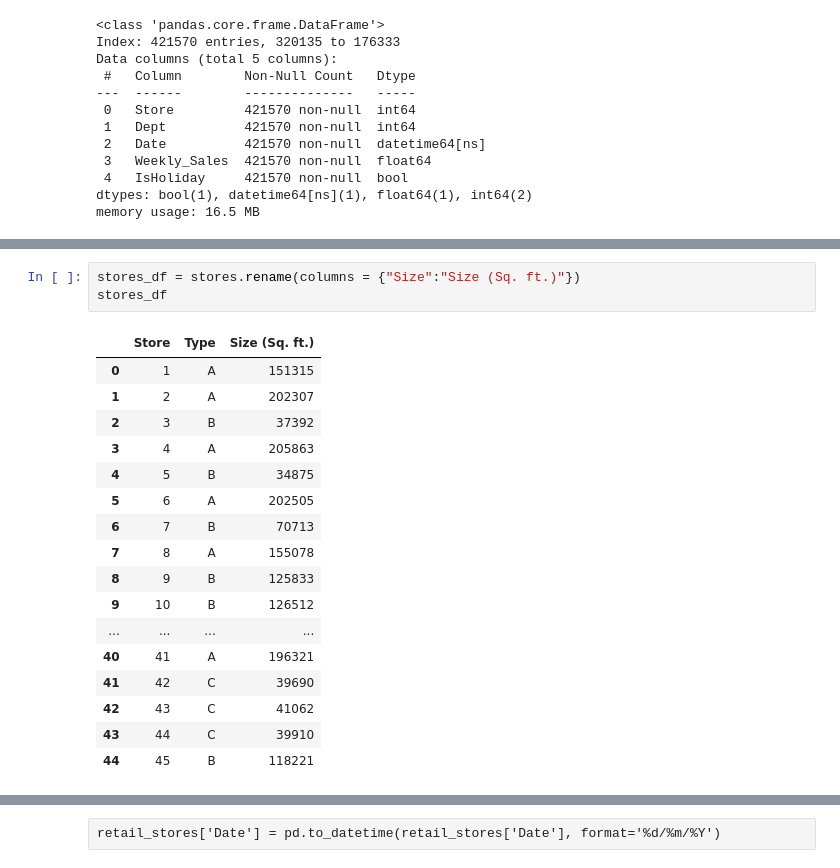
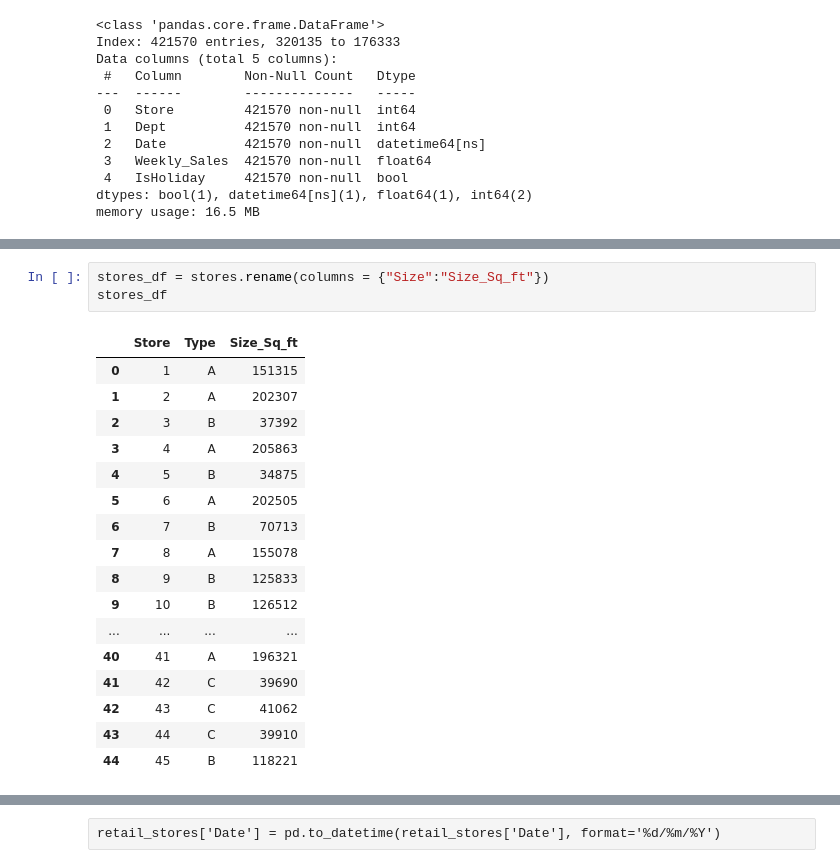
Before and after one commit to MM24J/Retail-Sales-Analysis, a Jupyter notebook: Notebook.ipynb, the cells around one changed output, grey strips where cells are left out. Drawn from its saved outputs; the diff is of its cells as text.

```diff
--- a/Notebook.ipynb
+++ b/Notebook.ipynb
@@ -202,10 +202,10 @@ sales_df.tail(10)
 | 319383 | 33 | 90 | 2012-12-10 | 28873.10 | False |
 | 176333 | 18 | 91 | 2012-12-10 | 26275.85 | False |
 # %%
-stores_df = stores.rename(columns = {"Size":"Size (Sq. ft.)"})
+stores_df = stores.rename(columns = {"Size":"Size_Sq_ft"})
 stores_df
 # %% [output]
-|  | Store | Type | Size (Sq. ft.) |
+|  | Store | Type | Size_Sq_ft |
 | 0 | 1 | A | 151315 |
 | 1 | 2 | A | 202307 |
 | 2 | 3 | B | 37392 |
```
Also changed, not shown: parts of 6 cells of this notebook.
